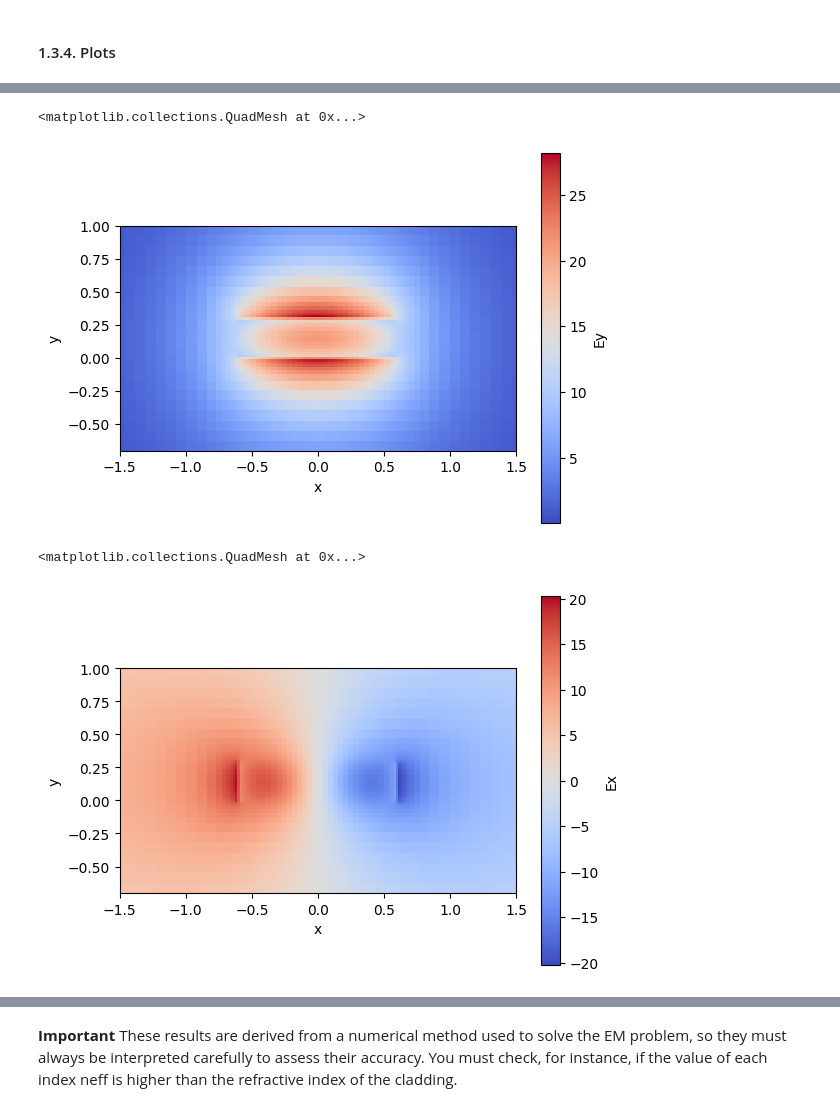
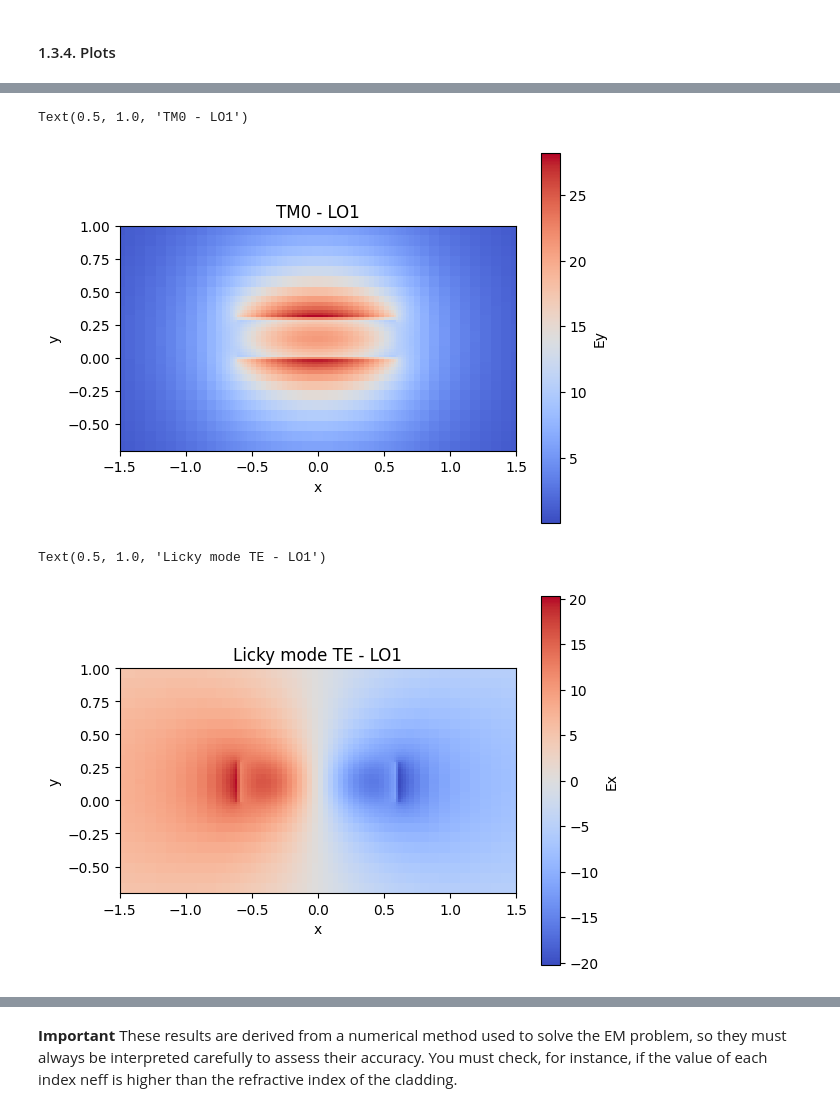
Before and after one commit to lorenagomezdiego/cifoin-lab1, a Jupyter notebook: WAVEGUIDES_Student.ipynb, the cells around one changed output, grey strips where cells are left out. Saved outputs shown, nothing was run; the diff lists cells and outputs as text; code cells hidden in the pictures.

Commit message:
some comments and changes in plot titles

```diff
--- a/WAVEGUIDES_Student.ipynb
+++ b/WAVEGUIDES_Student.ipynb
@@ -169,20 +170,22 @@ deep_waveguide.plot_field(mode_index=1 , # Mode to be plotted
                           xlim=(-1.5, 1.5), # Set the x and y limits
                           ylim=(-0.7, 1)) #
 # we see that we have more interaction outside the core
+plt.title('TM0 - LO1')
 # %% [output]
-<matplotlib.collections.QuadMesh at 0x...>
+Text(0.5, 1.0, 'TM0 - LO1')
-[figure, old version]
+[figure, new version]
 # %%
 deep_waveguide.plot_field(mode_index=2 , # Mode to be plotted
                           field_name='Ex', # Field to be plotted
                           value='real', # Real - abs - imag
                           cmap='coolwarm', # Suggestions: Change the plot color
                           xlim=(-1.5, 1.5), # Set the x and y limits
                           ylim=(-0.7, 1)) #
 # we see the difference in polarities, which gives a 0 in the field propagation at the center, and we see that the field extends more outside the core, which is typical of higher-order modes.
+plt.title('Licky mode TE - LO1')
 # %% [output]
-<matplotlib.collections.QuadMesh at 0x...>
+Text(0.5, 1.0, 'Licky mode TE - LO1')
-[figure, old version]
+[figure, new version]
 # %%
 deep_waveguide.plot_field(mode_index=3, # Mode to be plotted
                           field_name='Ey', # Field to be plotted
```
Also changed, not shown: parts of 4 cells of this notebook.
